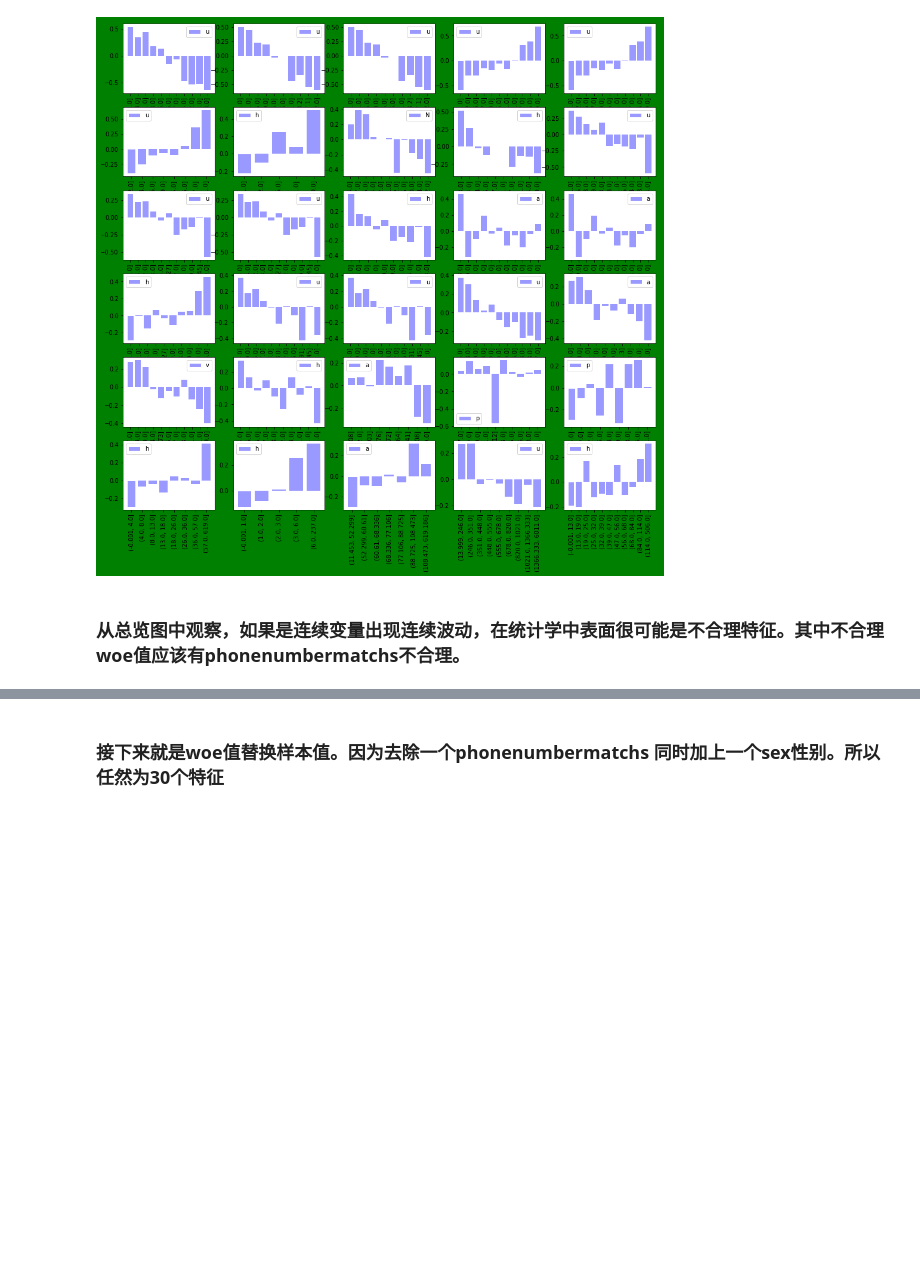
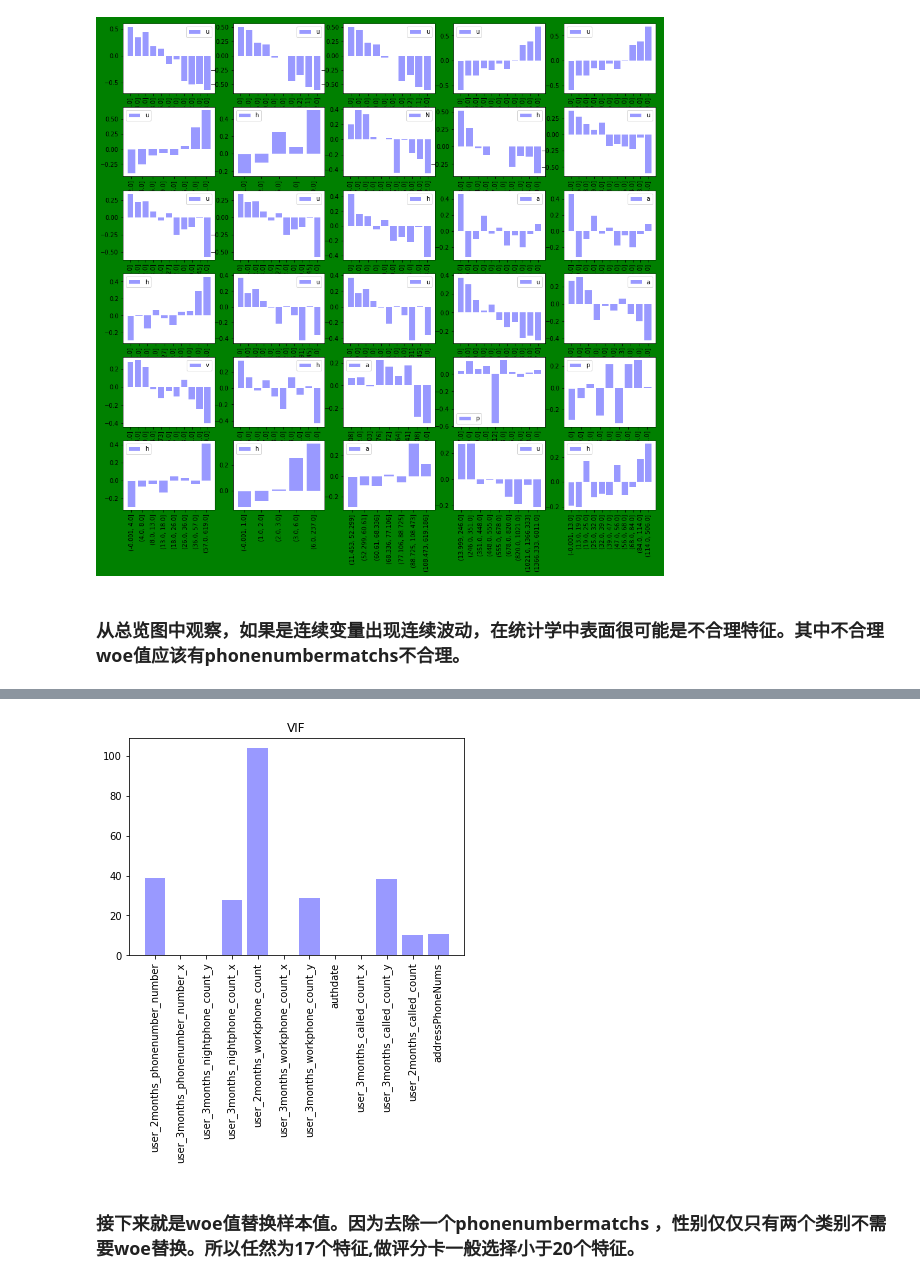
Before and after one commit to abeltowne/Machine-DeeP-Learning, a Jupyter notebook: 神经网络.ipynb, the cells around one changed output, grey strips where cells are left out. Drawn from its saved outputs; the diff is of its cells as text; code cells hidden in the pictures; blank space fills up the shorter version.

```diff
--- a/神经网络.ipynb
+++ b/神经网络.ipynb
@@ -434,0 +501,30 @@ plt.show()
+# %%
+# 求解各因变量VIF值
+def _VIF(df,threhold=10):
+    VIF=[]
+    feature1=[]
+    feature2=[]
+    import statsmodels.api as sm
+    feature_name=df.columns
+    k=len(feature_name)
+    for i in list(range(k)):
+            Y=df[feature_name[i]]
+            X=df.drop([feature_name[i]]+feature1,axis=1)
+            X=sm.add_constant(X)
+            model_ols=sm.OLS(Y,X)
+            model_ols=model_ols.fit()
+            R_2=model_ols.rsquared
+            vif=1.0/(1-R_2)
+            if vif>threhold:
+                feature1=feature1+[feature_name[i]]
+                VIF=VIF+[vif]
+    return [feature1,VIF]
+# %%
+vifed = _VIF(trainFiaData,threhold=10)
+n=len(vifed[0])
+plt.bar(list(range(n)),np.array(vifed[1]),width=0.8,facecolor="#9999ff",edgecolor="white")
+plt.xticks(list(range(n)),vifed[0],rotation=90)
+plt.title("VIF")
+plt.show()
+# %% [output]
+[figure, added]
@@ -435,2 +565,2 @@ plt.show()
 # %% [markdown]
-### 接下来就是woe值替换样本值。因为去除一个phonenumbermatchs 同时加上一个sex性别。所以任然为30个特征
+### 接下来就是woe值替换样本值。因为去除一个phonenumbermatchs ，性别仅仅只有两个类别不需要woe替换。所以任然为17个特征,做评分卡一般选择小于20个特征。
```
Also changed, not shown: parts of 28 cells of this notebook.
